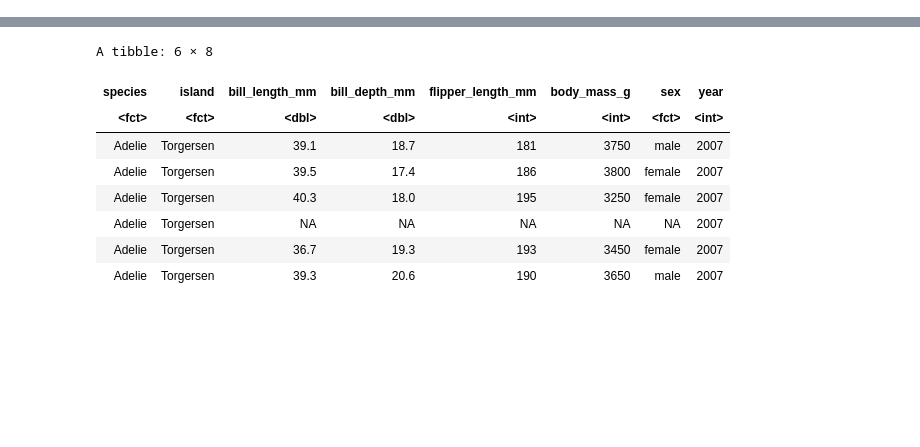
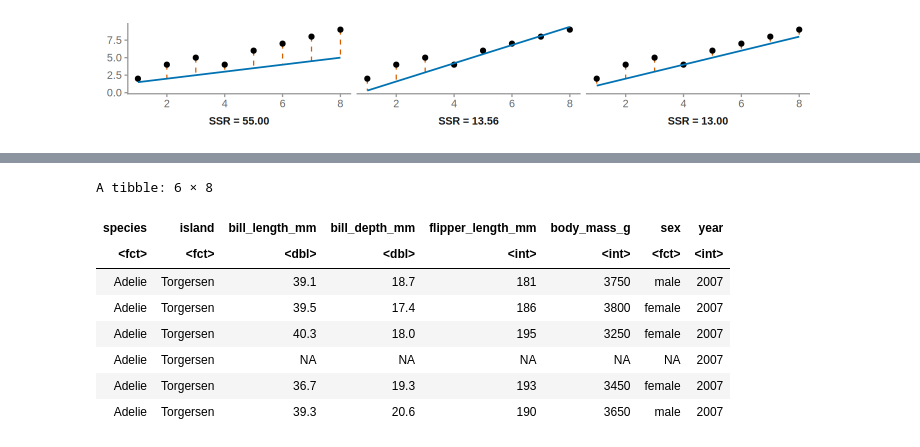
Before and after one commit to manishdatt-edu/biostats, a Jupyter notebook: regression.ipynb, the cells around one changed output, grey strips where cells are left out. Cells and saved outputs as stored; diff of their text form; code cells hidden in the pictures; blank space fills up the shorter version.

```diff
--- a/regression.ipynb
+++ b/regression.ipynb
@@ -26,0 +52,95 @@ The following objects are masked from ‘package:datasets’:
+# %%
+#| fig-cap: "Sum of squared residuals (SSR) for different lines given a set of data points."
+#| label: fig-ssr
+#| echo: false
+options(repr.plot.width = 12, repr.plot.height = 2)
+
+# Observed data
+df <- data.frame(
+  x = c(1, 2, 3, 4, 5, 6, 7, 8),
+  y = c(2, 4, 5, 4, 6, 7, 8, 9)
+)
+
+# Three candidate lines
+lines <- data.frame(
+  Line = c("Line 1", "Line 2", "Line 3"),
+  intercept = c(1, -1, 0),
+  slope = c(0.5, 1.3, 1)
+)
+
+# Calculate predictions and sum of squared residuals
+results <- lines |>
+  rowwise() |>
+  mutate(
+    details = list(
+      data.frame(
+        x = df$x,
+        observed = df$y,
+        predicted = intercept + slope * df$x
+      )
+    ),
+    SSR = sum((df$y - (intercept + slope * df$x))^2)
+  ) |>
+  ungroup() |>
+  mutate(
+    facet_label = paste0("SSR = ", sprintf("%.2f", SSR)),
+    facet_label = factor(facet_label, levels = facet_label)
+  )
+
+# Prepare data for plotting
+plot_df <- results |>
+  select(Line, intercept, slope, details, facet_label) |>
+  unnest(details) |>
+  mutate(
+    residual = observed - predicted,
+    squared_residual = residual^2
+  )
+
+# Print SSR values
+#results |>
+#  select(Line, intercept, slope, SSR) #|>
+#  print()
+
+# Plot residuals for all three candidate lines
+ggplot(plot_df, aes(x = x)) +
+  geom_segment(
+    aes(
+      xend = x,
+      y = observed,
+      yend = predicted
+    ),
+    color = "#D55E00",
+    linetype = "dashed",
+    linewidth = 0.7
+  ) +
+  geom_point(
+    aes(y = observed),
+    color = "black",
+    size = 2.5
+  ) +
+  geom_line(
+    aes(y = predicted, group = Line),
+    color = "#0072B2",
+    linewidth = 1
+  ) +
+  facet_wrap(
+    ~ facet_label,
+    nrow = 1,
+    strip.position = "bottom"
+  ) +
+  labs(
+    x = NULL,
+    y = NULL
+  ) +
+  theme_classic(base_size = 16) +
+  theme(
+    plot.title = element_text(face = "bold"),
+    strip.background = element_blank(),
+    strip.text = element_text(face = "bold"),
+    strip.placement = "outside",
+    axis.line = element_line(color = "grey60"),
+    axis.ticks = element_line(color = "grey60"),
+    axis.text = element_text(color = "grey40")
+  )
+# %% [output]
+[figure, added]
```
Also changed, not shown: parts of 93 cells of this notebook, 15 other files.
